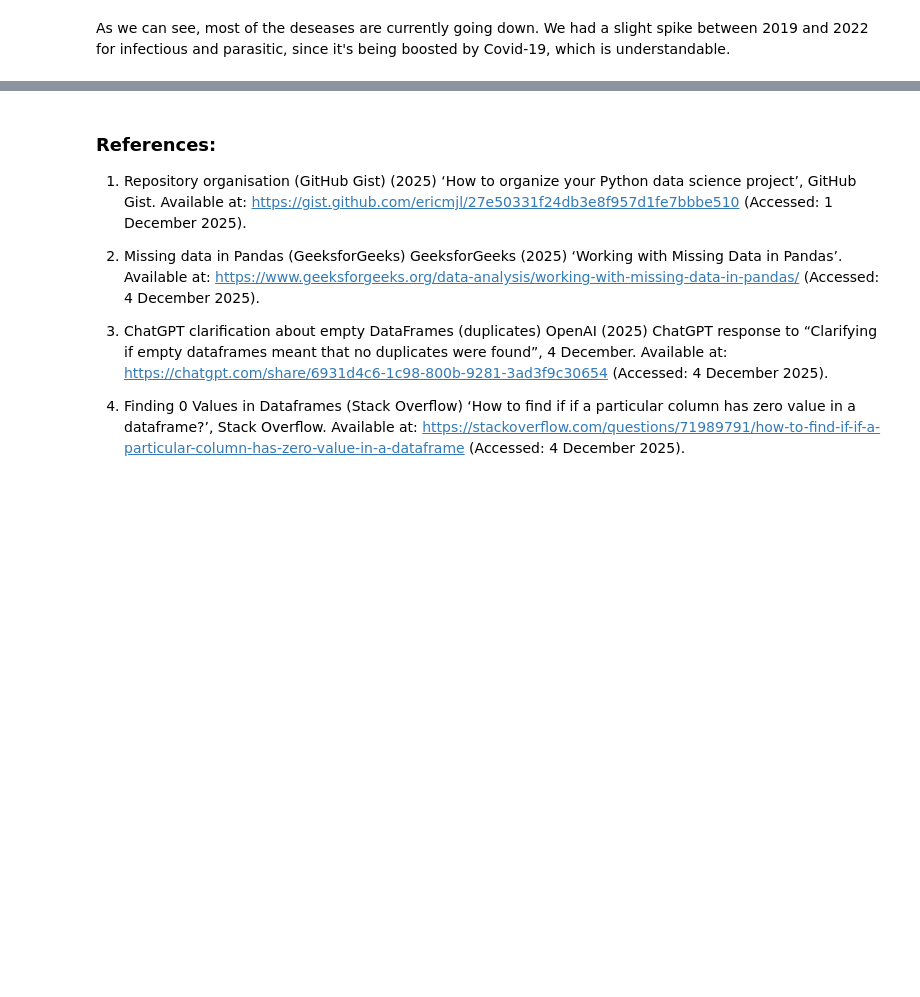
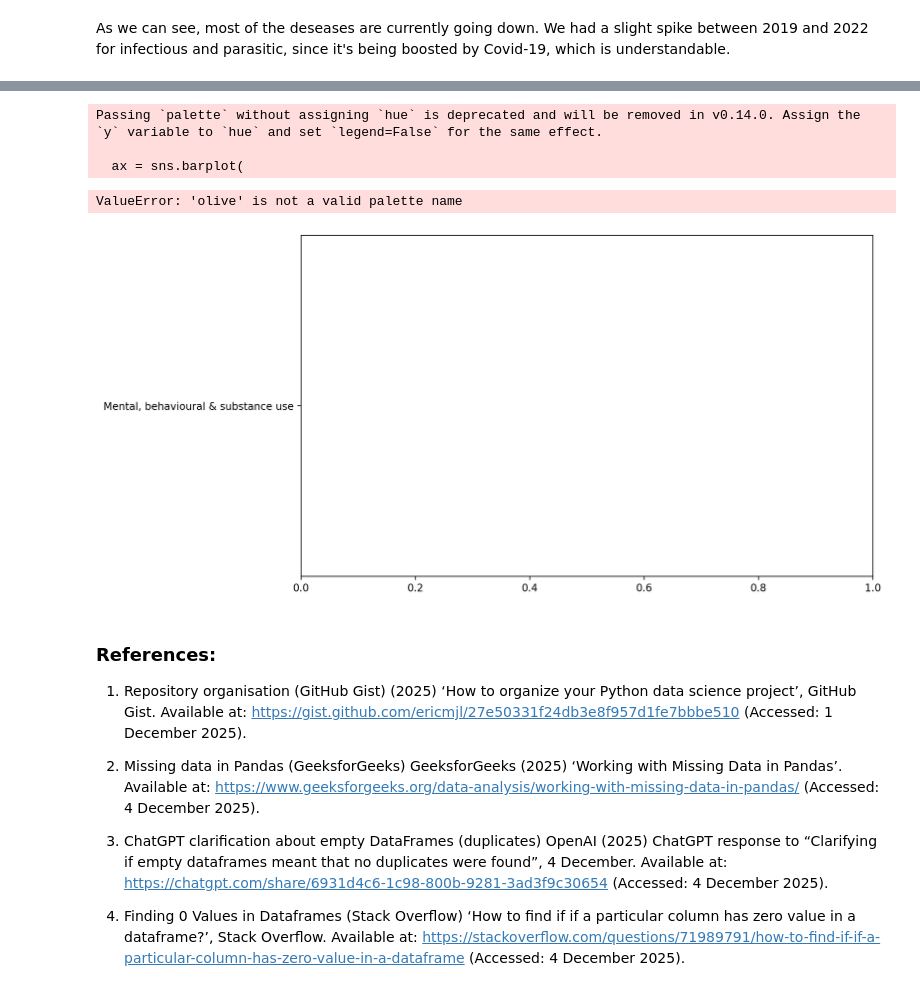
Before and after one commit to LoicBagnoud/Programming-for-Data-Analytics-Project, a Jupyter notebook: Project.ipynb, the cells around one changed output, grey strips where cells are left out. Cells and saved outputs as stored; diff of their text form; code cells hidden in the pictures; blank space fills up the shorter version.

```diff
--- a/Project.ipynb
+++ b/Project.ipynb
@@ -766,3 +786,44 @@ As we can see, most of the deseases are currently going down. We had a slight sp
+# %%
+# Same logic, we make a function to call upon.
+def plot_top_5_cause_buckets(data, year, top_5_causes):
+    # We filter our dataframe for the specific year and top 5 causes
+    df_year = data[
+        (data['Year'] == year) &
+        (data['Cause Bucket'].isin(top_5_causes))
+    ]
+
+    # Group by cause and sum values (in case there are sub-causes)
+    df_plot = (
+        df_year
+        .groupby('Cause Bucket', as_index=False)['VALUE']
+        .sum()
+        .sort_values('VALUE', ascending=True)  # Ascending for horizontal bar chart
+    )
+
+    # Plot them
+    plt.figure(figsize=(10, 6), dpi=200)
+    ax = sns.barplot(
+        data=df_plot,
+        x='VALUE',
+        y='Cause Bucket',
+        palette='olive'
+    )
+
+    ax.set_title(f"Top 5 Causes of Death – Ireland ({year})", fontweight='bold')
+    ax.set_xlabel("Mortality Rate")
+    ax.set_ylabel("Cause of Death")
+    plt.grid(True, axis='x', linestyle='--', alpha=0.5)
+    plt.tight_layout()
+    plt.show()
+# %%
+plot_top_5_cause_buckets(national_cause_data, 2015, top_5_causes)
+plot_top_5_cause_buckets(national_cause_data, 2024, top_5_causes)
+# %% [output]
+Passing `palette` without assigning `hue` is deprecated and will be removed in v0.14.0. Assign the `y` variable to `hue` and set `legend=False` for the same effect.
+
+  ax = sns.barplot(
+ValueError: 'olive' is not a valid palette name
+[figure, added]
 # %% [markdown]
 ### References:
 
```
Also changed, not shown: parts of 5 cells of this notebook.
